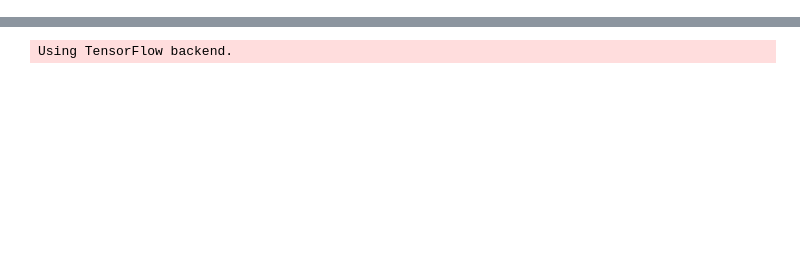
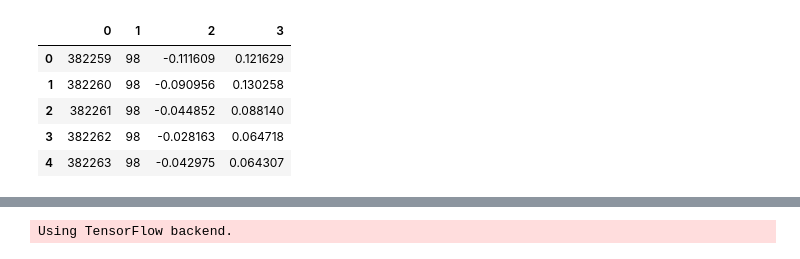
Before and after one commit to romeokienzler/ibm-developer, a Jupyter notebook: coursera/ai/week3/cwr_keras.ipynb, the cells around one changed output, grey strips where cells are left out. Drawn from its saved outputs; the diff is of its cells as text; code cells hidden in the pictures; blank space fills up the shorter version.

```diff
--- a/coursera/ai/week3/cwr_keras.ipynb
+++ b/coursera/ai/week3/cwr_keras.ipynb
@@ -25,0 +34,11 @@ df_faulty.createOrReplaceTempView('df_faulty')
+# %%
+import pandas as pd
+df_healthy = pd.read_csv('cwr_healthy.csv/part-00000-c08ced3c-6ac7-4da9-be74-33077e7844b5.csv', engine='python', header=None)
+df_healthy.head()
+# %% [output]
+|  | 0 | 1 | 2 | 3 |
+| 0 | 382259 | 98 | -0.111609 | 0.121629 |
+| 1 | 382260 | 98 | -0.090956 | 0.130258 |
+| 2 | 382261 | 98 | -0.044852 | 0.088140 |
+| 3 | 382262 | 98 | -0.028163 | 0.064718 |
+| 4 | 382263 | 98 | -0.042975 | 0.064307 |
```
Also changed, not shown: parts of 15 cells of this notebook.
